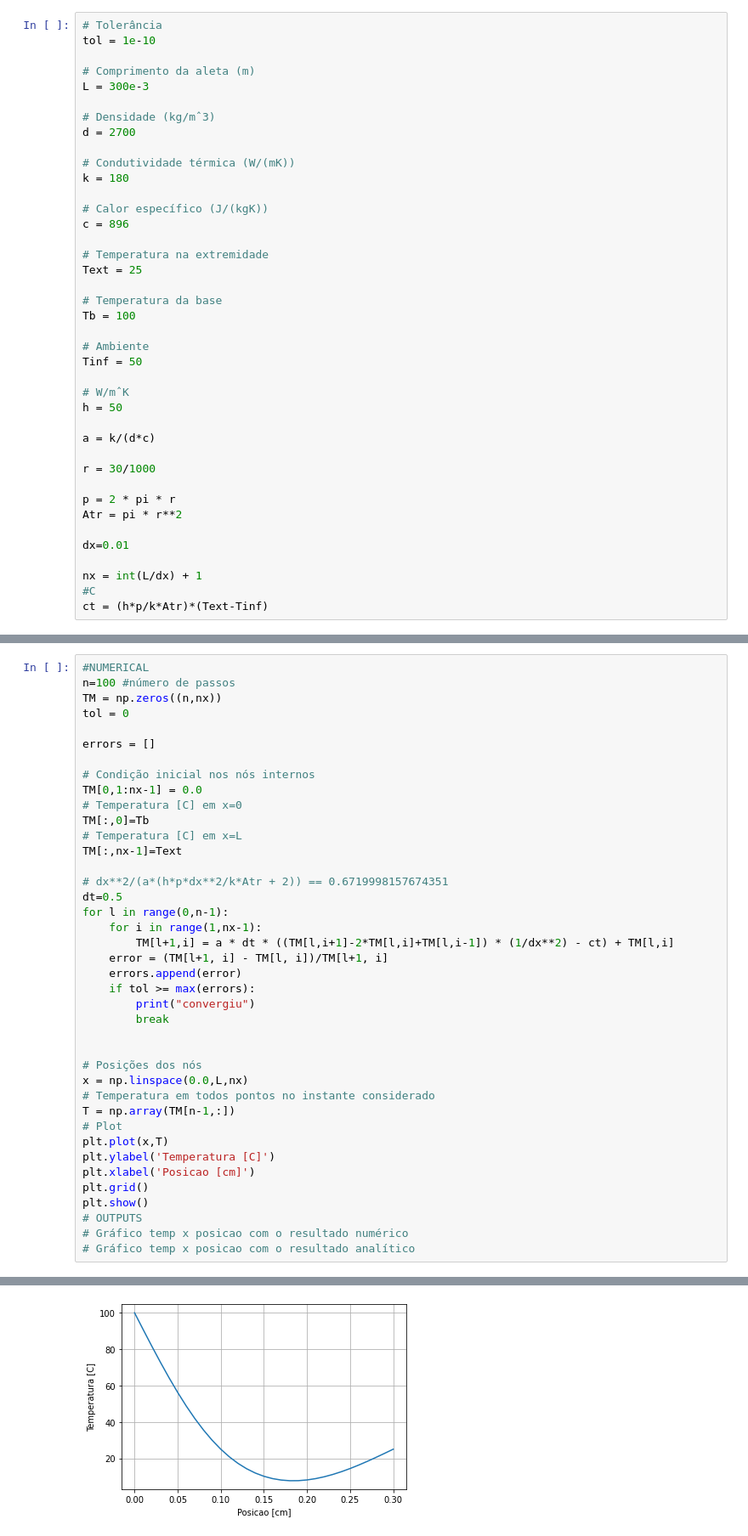
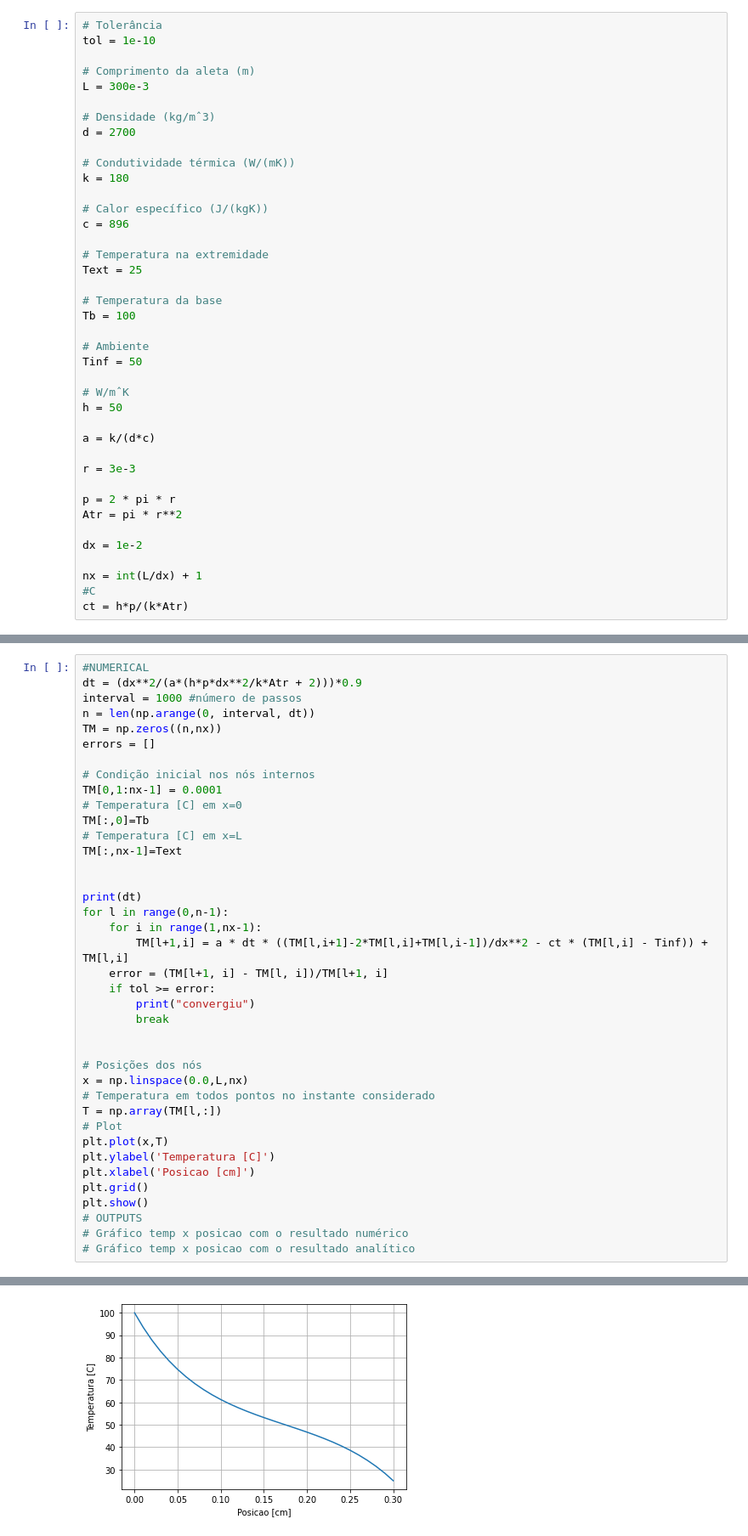
Before and after one commit to lucamelao/TC-MecSol-APS2, a Jupyter notebook: aps2.ipynb, the cells around one changed output, grey strips where cells are left out. Shown at 85% size. Saved outputs shown, nothing was run; the diff lists cells and outputs as text.

```diff
--- a/aps2.ipynb
+++ b/aps2.ipynb
@@ -35,16 +33,16 @@ h = 50
 
 a = k/(d*c)
 
-r = 30/1000
+r = 3e-3
 
 p = 2 * pi * r
 Atr = pi * r**2
 
-dx=0.01
+dx = 1e-2
 
 nx = int(L/dx) + 1
 #C
-ct = (h*p/k*Atr)*(Text-Tinf)
+ct = h*p/(k*Atr)
 # %%
 #ANALITICAL
 result_analitical=[]
@@ -71,26 +69,25 @@ plt.show()
 # %%
 #NUMERICAL
-n=100 #número de passos
+dt = (dx**2/(a*(h*p*dx**2/k*Atr + 2)))*0.9
+interval = 1000 #número de passos
+n = len(np.arange(0, interval, dt))
 TM = np.zeros((n,nx))
-tol = 0
-
 errors = []
 
 # Condição inicial nos nós internos
-TM[0,1:nx-1] = 0.0
+TM[0,1:nx-1] = 0.0001
 # Temperatura [C] em x=0
 TM[:,0]=Tb
 # Temperatura [C] em x=L
 TM[:,nx-1]=Text
 
-# dx**2/(a*(h*p*dx**2/k*Atr + 2)) == 0.6719998157674351
-dt=0.5
+
+print(dt)
 for l in range(0,n-1):
     for i in range(1,nx-1):
-        TM[l+1,i] = a * dt * ((TM[l,i+1]-2*TM[l,i]+TM[l,i-1]) * (1/dx**2) - ct) + TM[l,i]
+        TM[l+1,i] = a * dt * ((TM[l,i+1]-2*TM[l,i]+TM[l,i-1])/dx**2 - ct * (TM[l,i] - Tinf)) + TM[l,i]
     error = (TM[l+1, i] - TM[l, i])/TM[l+1, i]
-    errors.append(error)
-    if tol >= max(errors):
+    if tol >= error:
         print("convergiu")
         break
 
@@ -98,7 +95,7 @@ for l in range(0,n-1):
 # Posições dos nós
 x = np.linspace(0.0,L,nx)
 # Temperatura em todos pontos no instante considerado
-T = np.array(TM[n-1,:])
+T = np.array(TM[l,:])
 # Plot
 plt.plot(x,T)
 plt.ylabel('Temperatura [C]')
@@ -112 +111 @@ plt.show()
-[figure, old version]
+[figure, new version]
```
Also changed, not shown: parts of 3 cells of this notebook, 1 other file.
